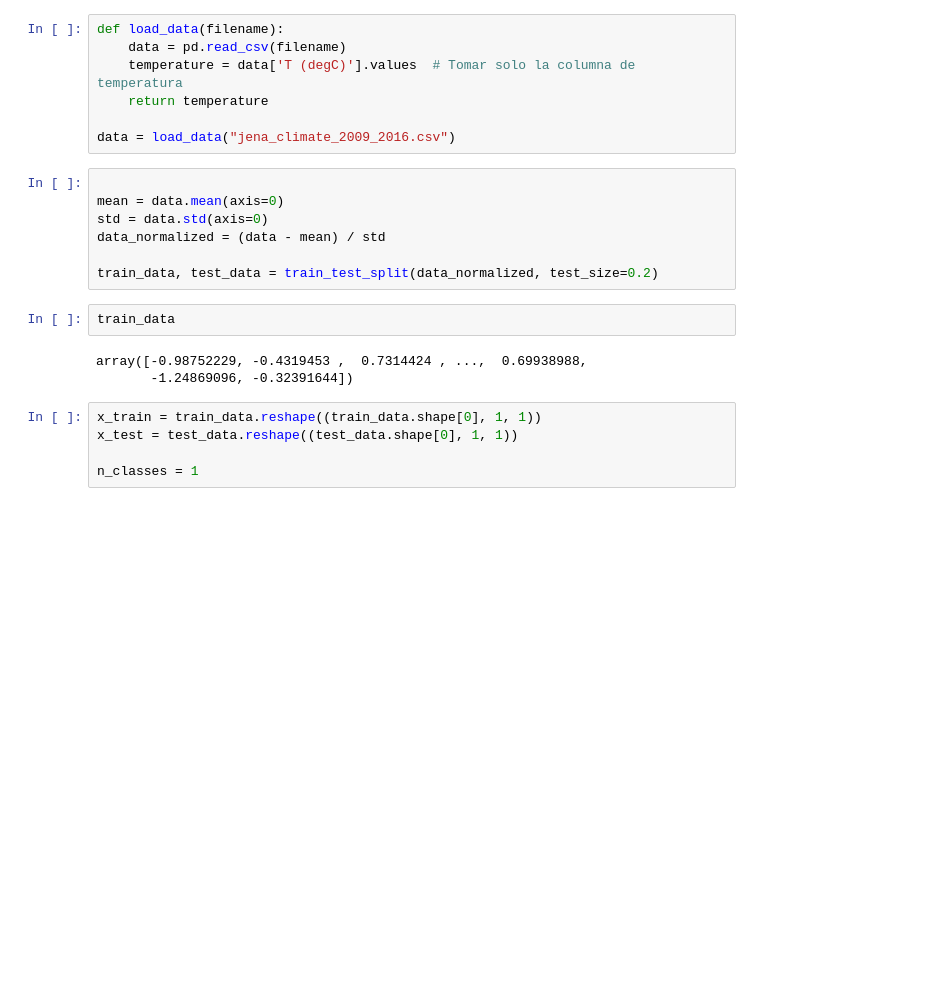
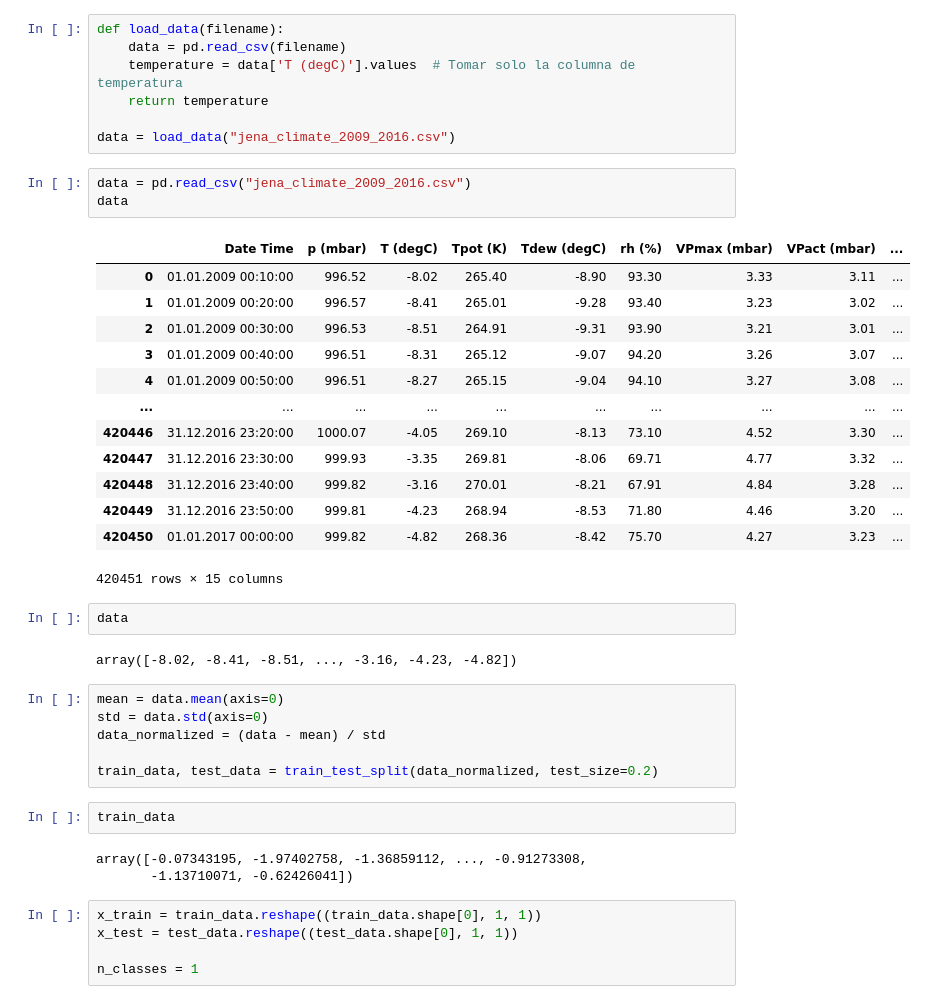
Before and after one commit to DiegoElian02/tarea_otero, a Jupyter notebook: transformers_forecasting.ipynb, the cells around one changed output. Cells and saved outputs as stored; diff of their text form; blank space fills up the shorter version.

```diff
--- a/transformers_forecasting.ipynb
+++ b/transformers_forecasting.ipynb
@@ -22,8 +22,28 @@ def load_data(filename):
     return temperature
 
 data = load_data("jena_climate_2009_2016.csv")
+# %%
+data = pd.read_csv("jena_climate_2009_2016.csv")
+data
+# %% [output]
+|  | Date Time | p (mbar) | T (degC) | Tpot (K) | Tdew (degC) | rh (%) | VPmax (mbar) | VPact (mbar) | ... |
+| 0 | 01.01.2009 00:10:00 | 996.52 | -8.02 | 265.40 | -8.90 | 93.30 | 3.33 | 3.11 | ... |
+| 1 | 01.01.2009 00:20:00 | 996.57 | -8.41 | 265.01 | -9.28 | 93.40 | 3.23 | 3.02 | ... |
+| 2 | 01.01.2009 00:30:00 | 996.53 | -8.51 | 264.91 | -9.31 | 93.90 | 3.21 | 3.01 | ... |
+| 3 | 01.01.2009 00:40:00 | 996.51 | -8.31 | 265.12 | -9.07 | 94.20 | 3.26 | 3.07 | ... |
+| 4 | 01.01.2009 00:50:00 | 996.51 | -8.27 | 265.15 | -9.04 | 94.10 | 3.27 | 3.08 | ... |
+| ... | ... | ... | ... | ... | ... | ... | ... | ... | ... |
+| 420446 | 31.12.2016 23:20:00 | 1000.07 | -4.05 | 269.10 | -8.13 | 73.10 | 4.52 | 3.30 | ... |
+| 420447 | 31.12.2016 23:30:00 | 999.93 | -3.35 | 269.81 | -8.06 | 69.71 | 4.77 | 3.32 | ... |
+| 420448 | 31.12.2016 23:40:00 | 999.82 | -3.16 | 270.01 | -8.21 | 67.91 | 4.84 | 3.28 | ... |
+| 420449 | 31.12.2016 23:50:00 | 999.81 | -4.23 | 268.94 | -8.53 | 71.80 | 4.46 | 3.20 | ... |
+| 420450 | 01.01.2017 00:00:00 | 999.82 | -4.82 | 268.36 | -8.42 | 75.70 | 4.27 | 3.23 | ... |
+420451 rows × 15 columns
+# %%
+data
+# %% [output]
+array([-8.02, -8.41, -8.51, ..., -3.16, -4.23, -4.82])
 # %%
-
 mean = data.mean(axis=0)
 std = data.std(axis=0)
 data_normalized = (data - mean) / std
@@ -32,8 +52,8 @@ train_data, test_data = train_test_split(data_normalized, test_size=0.2)
 # %%
 train_data
 # %% [output]
-array([-0.98752229, -0.4319453 ,  0.7314424 , ...,  0.69938988,
-       -1.24869096, -0.32391644])
+array([-0.07343195, -1.97402758, -1.36859112, ..., -0.91273308,
+       -1.13710071, -0.62426041])
 # %%
 x_train = train_data.reshape((train_data.shape[0], 1, 1))
 x_test = test_data.reshape((test_data.shape[0], 1, 1))
```
Also changed, not shown: parts of 2 cells of this notebook.
